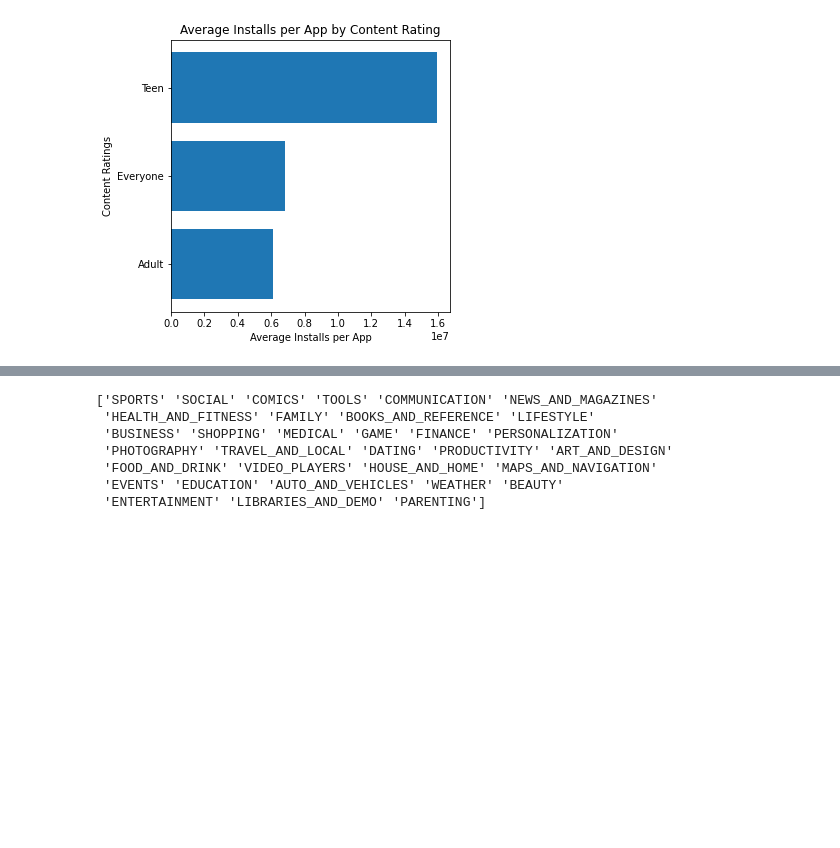
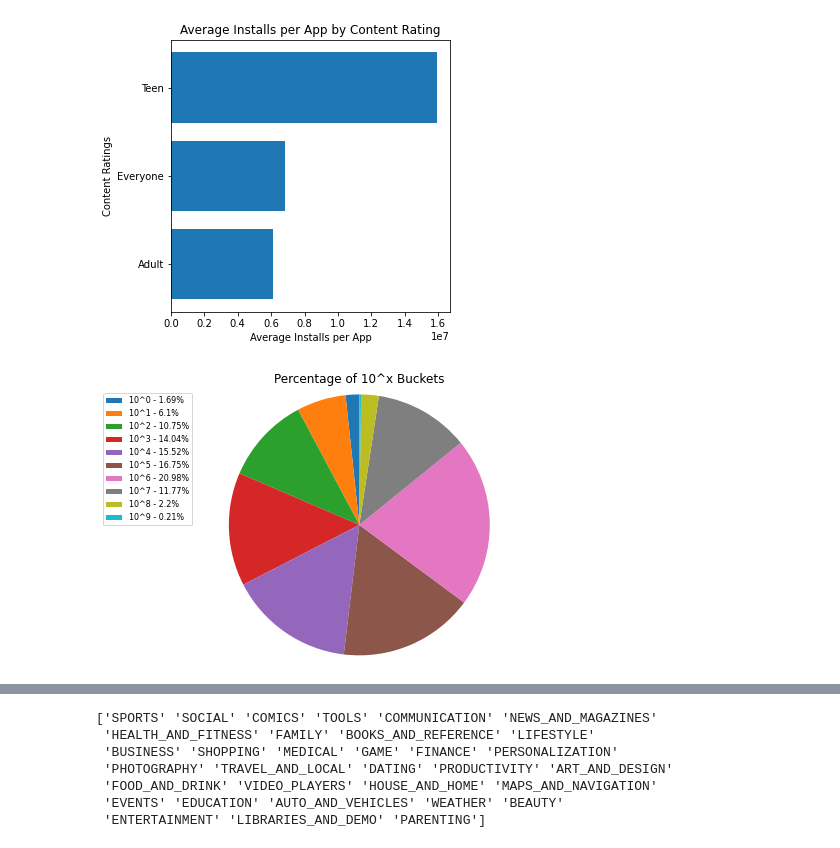
Before and after one commit to clabbott/app-data-analysis, a Jupyter notebook: FPT/Final_Proj_Tutorial.ipynb, the cells around one changed output, grey strips where cells are left out. Cells and saved outputs as stored; diff of their text form; code cells hidden in the pictures; blank space fills up the shorter version.

Commit message:
Analysis of Installs Categorically

```diff
--- a/FPT/Final_Proj_Tutorial.ipynb
+++ b/FPT/Final_Proj_Tutorial.ipynb
@@ -772,3 +773,35 @@ plt.show()
 [figure]
 [figure]
 [figure]
+# %%
+#Split Installs into x^10 buckets in new dataframe
+log10_df = df.copy()
+log10_df["Installs"] = base10_df["Installs"].apply(lambda x: math.log10(x + 1))
+log10_df["Installs"] = base10_df["Installs"].apply(lambda x: "10^" + str(int(x)))
+log10_df
+
+#Set up for pie chart
+unique_inst = log10_df["Installs"].unique() #all buckets
+unique_inst.sort() #sort
+#Calculates percentage of all buckets
+inst_percent = list(map(lambda x: len(log10_df[log10_df["Installs"] == x])/len(log10_df) * 100,unique_inst))
+
+#Creats labels for legend
+labels = []
+for x in list(zip(unique_inst,inst_percent)):
+    label, percent = x
+    labels.append(label + " - " + str(round(percent,2)) + "%")
+
+#create pie chart. Patches gets color for legend
+patches, texts = plt.pie(inst_percent, startangle=90, radius=1.2);
+
+#Create legend
+plt.legend(patches, labels, loc='best', bbox_to_anchor=(-0.1, 1.),
+           fontsize=8)
+
+
+#Title and display
+plt.title("Percentage of 10^x Buckets")
+plt.show()
+# %% [output]
+[figure, added]
```
Also changed, not shown: parts of 7 cells of this notebook, 1 other file.
